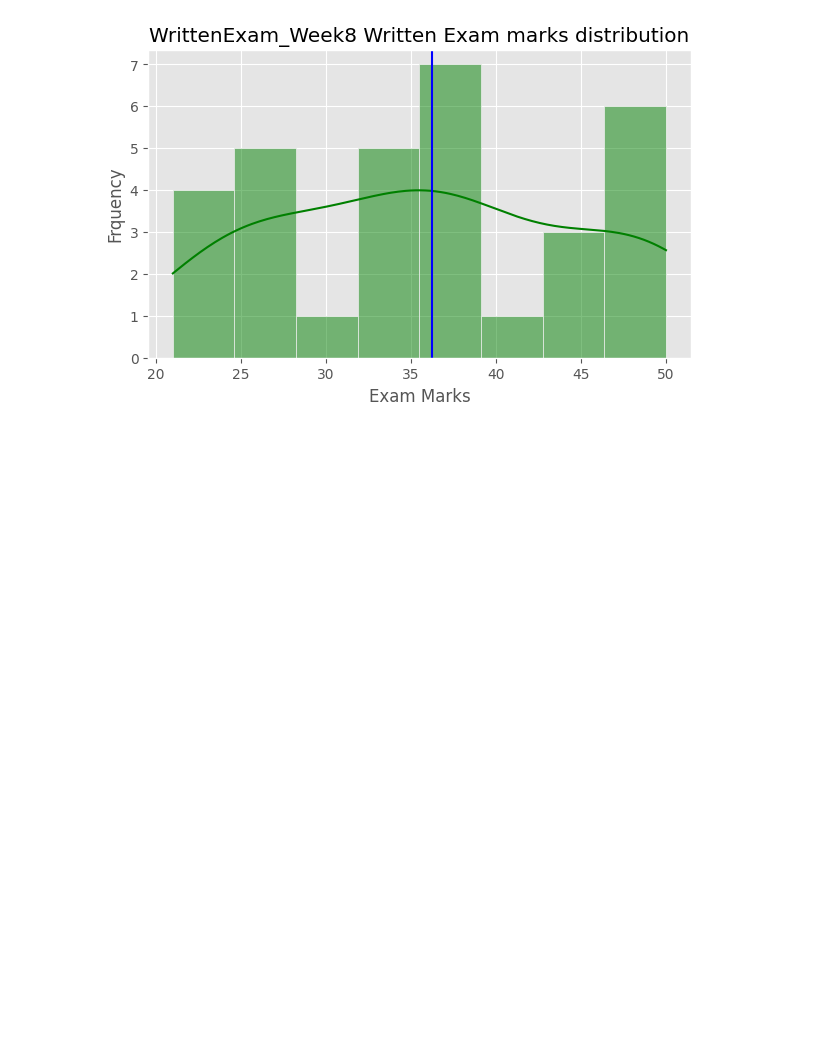
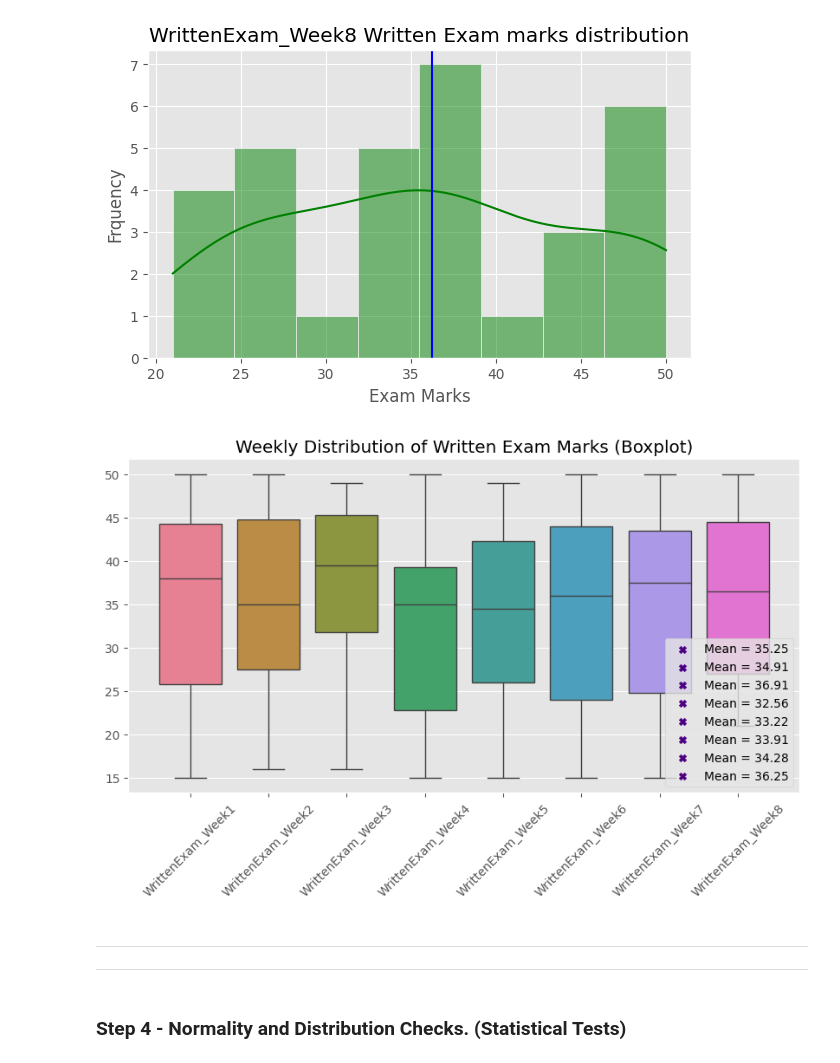
Before and after one commit to MrQuestionbank/Python-Course-Work, a Jupyter notebook: Projects/Data_Analytics_Projects/Students_Analysis.ipynb, the cells around one changed output. Cells and saved outputs as stored; diff of their text form; code cells hidden in the pictures; blank space fills up the shorter version.

```diff
--- a/Projects/Data_Analytics_Projects/Students_Analysis.ipynb
+++ b/Projects/Data_Analytics_Projects/Students_Analysis.ipynb
@@ -351,3 +351,21 @@ for col in Writtenexam_Columns:
 [figure]
 [figure]
 [figure]
+# %%
+# Weekly distribution of written exam marks.
+plt.figure(figsize = (10,5))
+sns.boxplot(data = df[Writtenexam_Columns])
+for i,col in enumerate(Writtenexam_Columns):
+    mean_val = df[col].mean()
+    plt.scatter(i,mean_val, color = "indigo", marker = "X", label = f"Mean = {mean_val:.2f}")
+plt.title("Weekly Distribution of Written Exam Marks (Boxplot)")
+plt.legend()
+plt.xticks(rotation =45)
+plt.show()
+# %% [output]
+[figure, added]
+# %% [markdown]
+-----
+-----
+# %% [markdown]
+### Step 4 - Normality and Distribution Checks. (Statistical Tests)
```
Also changed, not shown: parts of 15 cells of this notebook.
